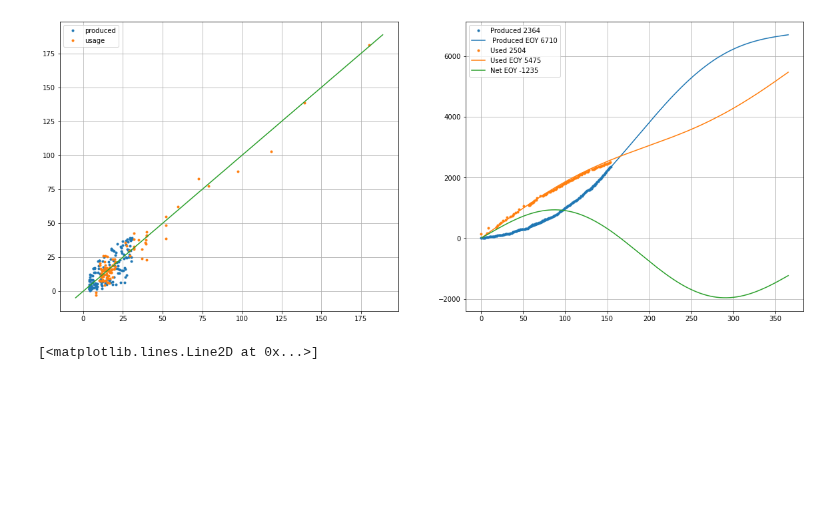
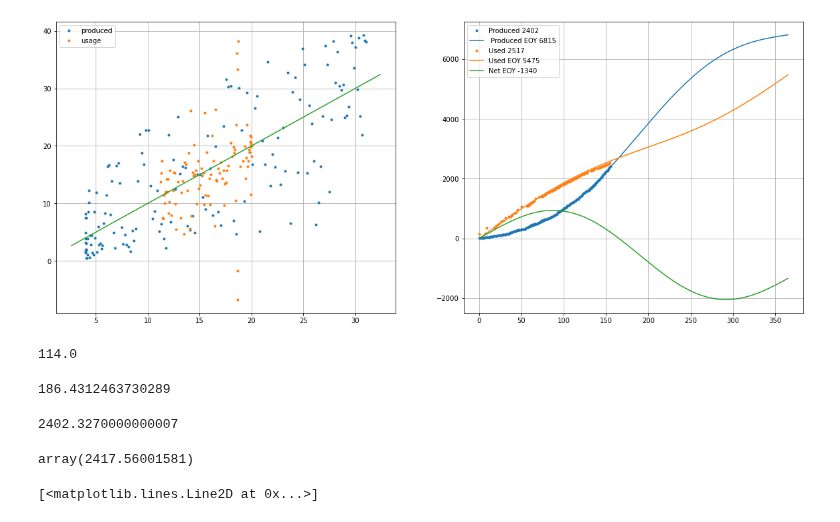
Before and after one commit to tchnvkng/python_notebooks, a Jupyter notebook: stroom.ipynb, the cells around one changed output. Drawn from its saved outputs; the diff is of its cells as text; code cells hidden in the pictures; blank space fills up the shorter version.

```diff
--- a/stroom.ipynb
+++ b/stroom.ipynb
@@ -150,7 +150,7 @@ class Energy:
         day_of_year1=day_of_year1.values
 
 
-        f_tar = lambda params: np.sum((self.cum_usage(day_of_year1,params=params)-self.cum_usage(day_of_year0,params=params) - fitting_set['used'])**2)
+        f_tar = lambda params: np.sum(((self.cum_usage(day_of_year1,params=params)-self.cum_usage(day_of_year0,params=params) - fitting_set['used'])/(day_of_year1-day_of_year0))**2)
         sol = minimize(f_tar,self.usage_params,bounds=((0,100),(-100,100),(0,365)))
         self.usage_params=sol.x
         return self
@@ -206,7 +206,7 @@ class Energy:
 
         day_of_year1=(plotting_set['to']-plotting_set['to'].apply(lambda x: datetime(x.year,1,1)))/timedelta(days=1)
         day_of_year1=day_of_year1.values
-        ax[0].plot(self.cum_usage(day_of_year1)-self.cum_usage(day_of_year),plotting_set['used'],'.',label='usage')
+        ax[0].plot((self.cum_usage(day_of_year1)-self.cum_usage(day_of_year))/(day_of_year1-day_of_year),plotting_set['used']/(day_of_year1-day_of_year),'.',label='usage')
         xx = ax[0].get_xlim()
         ax[0].plot(xx,xx)
 
@@ -229,34 +229,53 @@ class Energy:
             ax_.legend()
 
 
 
 
 
 
 
 
 
 
 
 
 e=Energy()
 folder = '/Users/manuel/Downloads/'
 
 suffix = np.max([int(os.path.basename(x).replace('.csv','').split('_')[-1]) for x in glob.glob(os.path.join(folder,'3693411*.csv'))]).astype(str)
 fn = os.path.join(folder,f'3693411_system_energy_20221218_to_{suffix}.csv')
 e.load_produced(fn)
 e.load_meter("/Users/manuel/OneDrive/Meterstanden.numbers")
 
 e.produced_df
 e.fit_production()
 #e.plot_production()
 e.compute_total_used()
 #e.fit_use()
 #e.plot_usage()
 #e.plot_production()
 e.plot()
 # %% [output]
-[figure, old version]
+[figure, new version]
+# %%
+e.meter_df.loc[e.meter_df['from'].apply(lambda x: x.year==2023),'net_used'].sum()
+# %% [output]
+114.0
+# %%
+d=datetime.now()-datetime(2023,1,1)
+d=d/timedelta(days=1)
+
+e.cum_usage(d)-e.cum_production(d)
+# %% [output]
+186.4312463730289
+# %%
+e.produced_df.loc[e.produced_df['from'].apply(lambda x: x.year==2023),'produced'].sum()
+# %% [output]
+2402.3270000000007
+# %%
+e.cum_production(d)
+# %% [output]
+array(2417.56001581)
 # %%
 estimate=np.array([154,251,522,735,783,767,765,682,520,342,168,121])
 used_2022=np.array([548.66,442.7,451.32,395.07,389.44,362.98,371.58,344.19,330.73,386.67,533.32,595])
```
Also changed, not shown: parts of 10 cells of this notebook.
